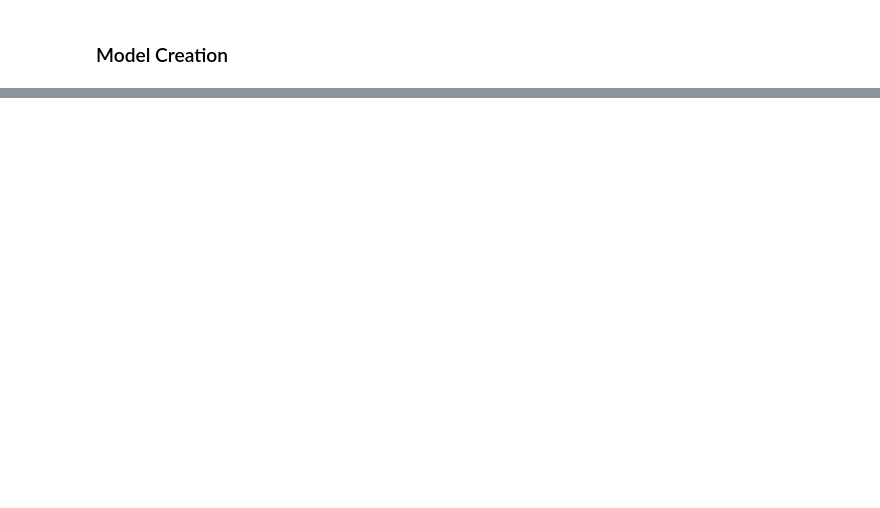
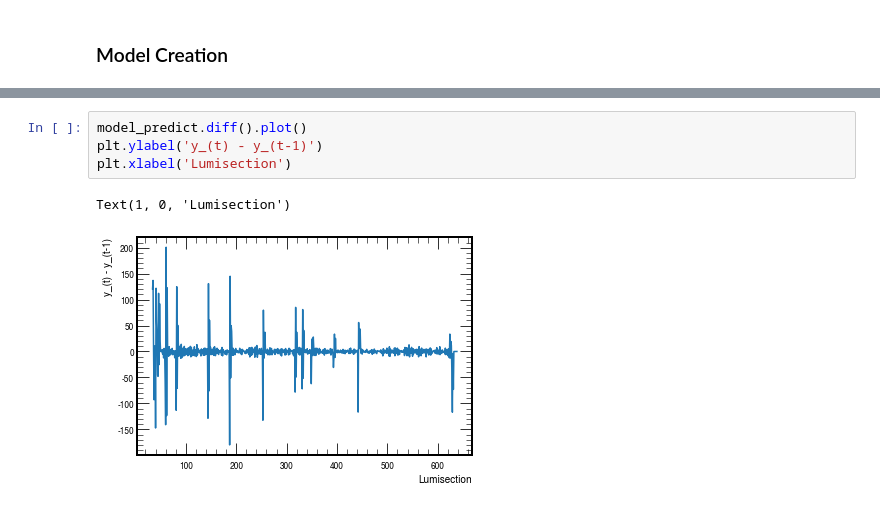
Before and after one commit to Kasidit-Beem/TkDPG-Sumemr-Student-Time-Series-Analysis-, a Jupyter notebook: Forecasting_model/ARIMA_model.ipynb, the cells around one changed output, grey strips where cells are left out. Drawn from its saved outputs; the diff is of its cells as text; blank space fills up the shorter version.

```diff
--- a/Forecasting_model/ARIMA_model.ipynb
+++ b/Forecasting_model/ARIMA_model.ipynb
@@ -123,3 +149,10 @@ plt.tight_layout()
+# %%
+model_predict.diff().plot()
+plt.ylabel('y_(t) - y_(t-1)')
+plt.xlabel('Lumisection')
+# %% [output]
+Text(1, 0, 'Lumisection')
+[figure, added]
 # %%
 f,(ax1,ax2) = plt.subplots(1,2,figsize=(20,10))
 residual = pd.DataFrame(model_fit.resid)
```
Also changed, not shown: parts of 27 cells of this notebook, 1 other file.
